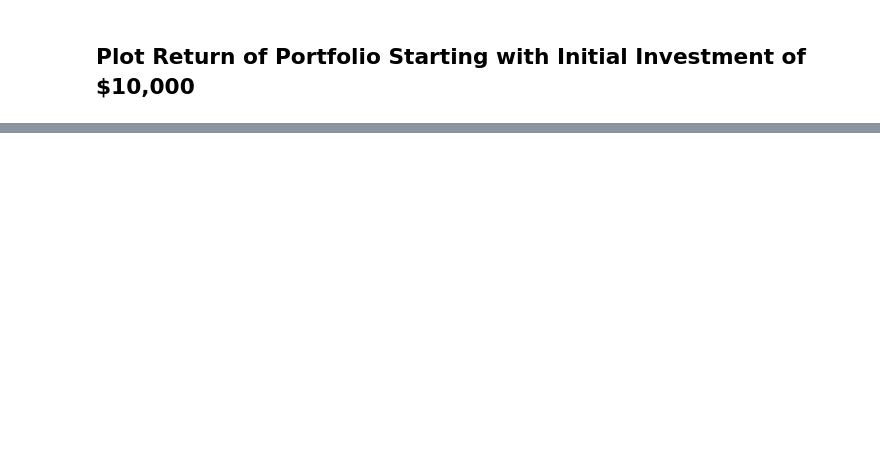
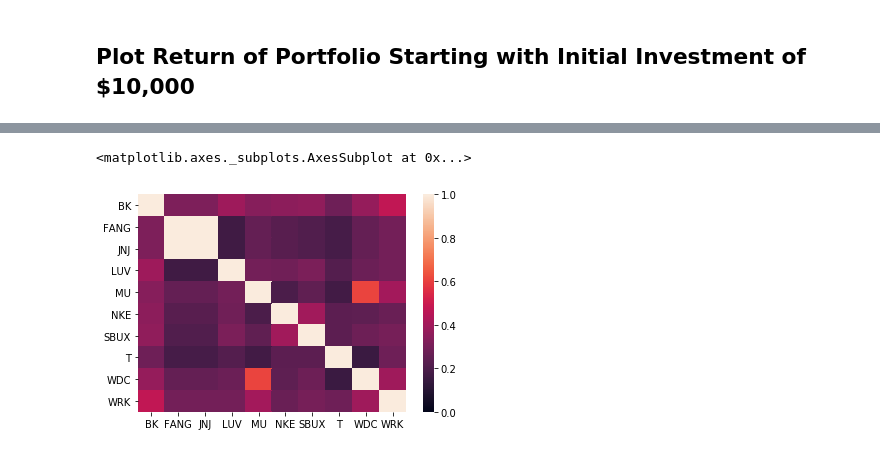
Before and after one commit to Asheladia/Pandas, a Jupyter notebook: Portfolio Planner2.ipynb, the cells around one changed output, grey strips where cells are left out. Drawn from its saved outputs; the diff is of its cells as text; code cells hidden in the pictures; blank space fills up the shorter version.

```diff
--- a/Portfolio Planner2.ipynb
+++ b/Portfolio Planner2.ipynb
@@ -87,0 +154,4 @@ cumulative_profit.plot()
+# %%
+# Re-calculate daily returns as the DataFrame was modified in part 1
+daily_returns = combined_df.pct_change()
+daily_returns.head()
@@ -87,0 +170,3 @@ cumulative_profit.plot()
+# %%
+correlation = daily_returns.corr()
+correlation
@@ -87,0 +187,5 @@ cumulative_profit.plot()
+# %%
+sns.heatmap(correlation, vmin = 0, vmax =1)
+# %% [output]
+<matplotlib.axes._subplots.AxesSubplot at 0x...>
+[figure, added]
```
Also changed, not shown: parts of 26 cells of this notebook, 1 other file.
